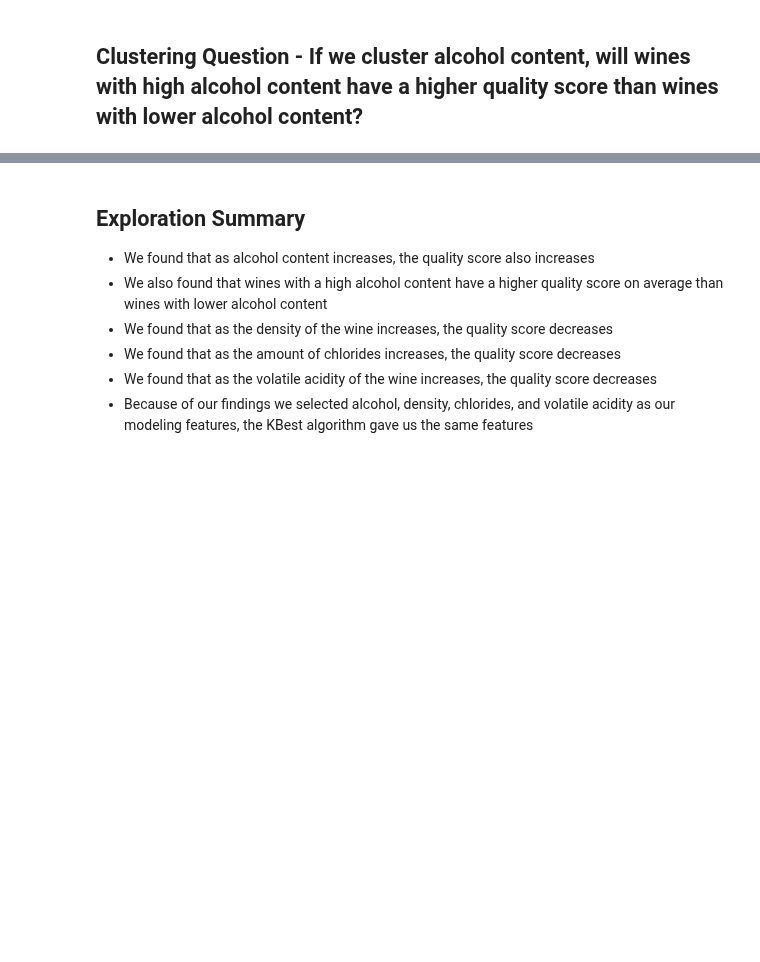
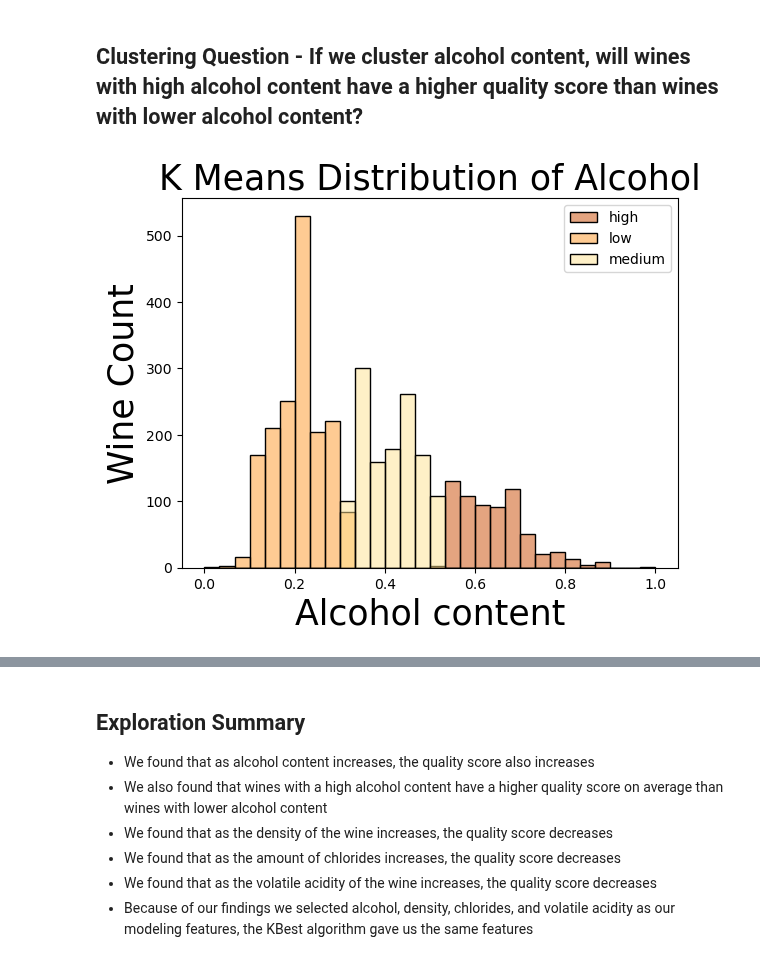
Before and after one commit to Wine-qualitity/wine-qualitiy-model, a Jupyter notebook: final_report.ipynb, the cells around one changed output, grey strips where cells are left out. Cells and saved outputs as stored; diff of their text form; code cells hidden in the pictures; blank space fills up the shorter version.

```diff
--- a/final_report.ipynb
+++ b/final_report.ipynb
@@ -147,3 +121,7 @@ _______________________________________________________
 #### We are able to conclude that there is a linear correlation between quality and chlorides, with a correlation coefficient of -0.30 (as chlorides goes up, quality goes down)
 # %% [markdown]
 ## Clustering Question - If we cluster alcohol content, will wines with high alcohol content have a higher quality score than wines with lower alcohol content?
+# %%
+e.plot_kmeans_histogram()
+# %% [output]
+[figure, added]
```
Also changed, not shown: parts of 20 cells of this notebook, 3 other files.
